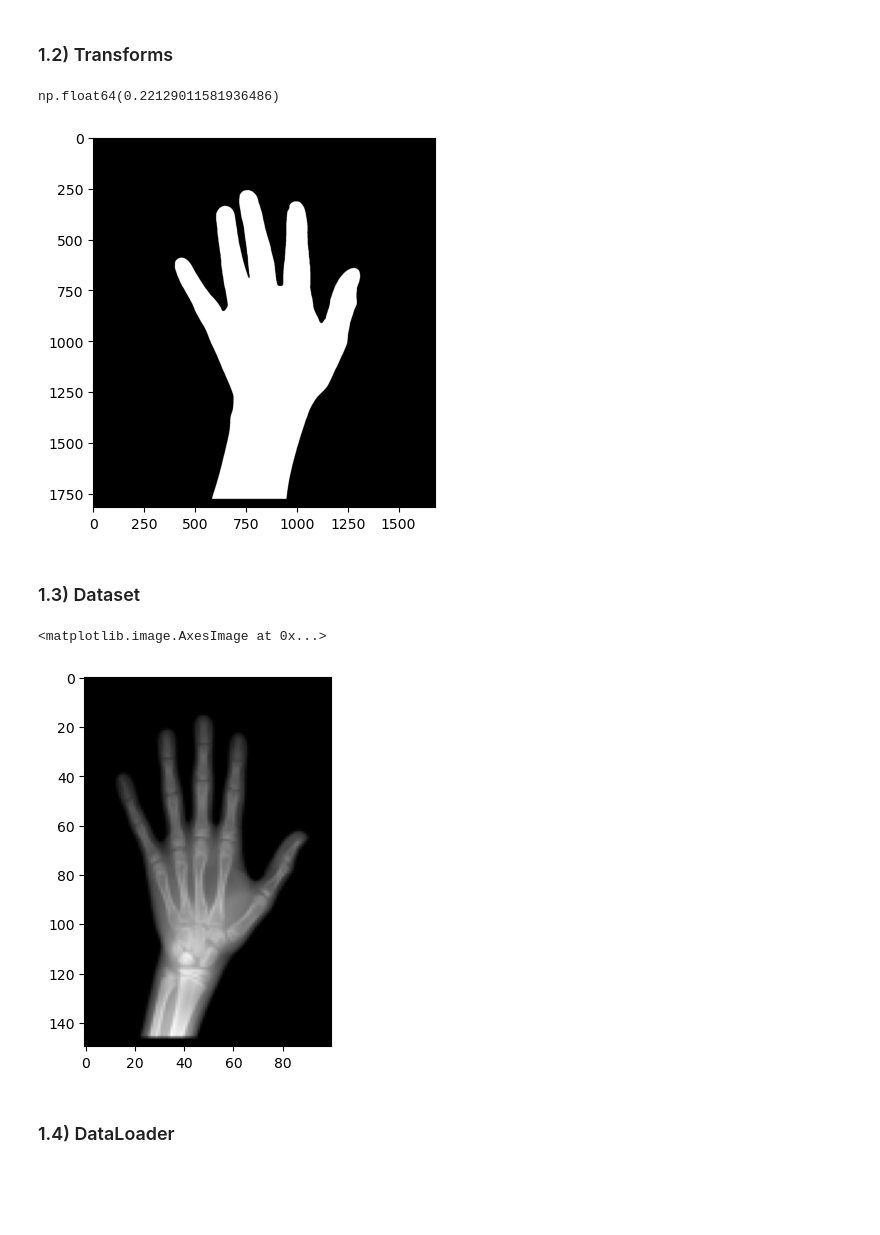
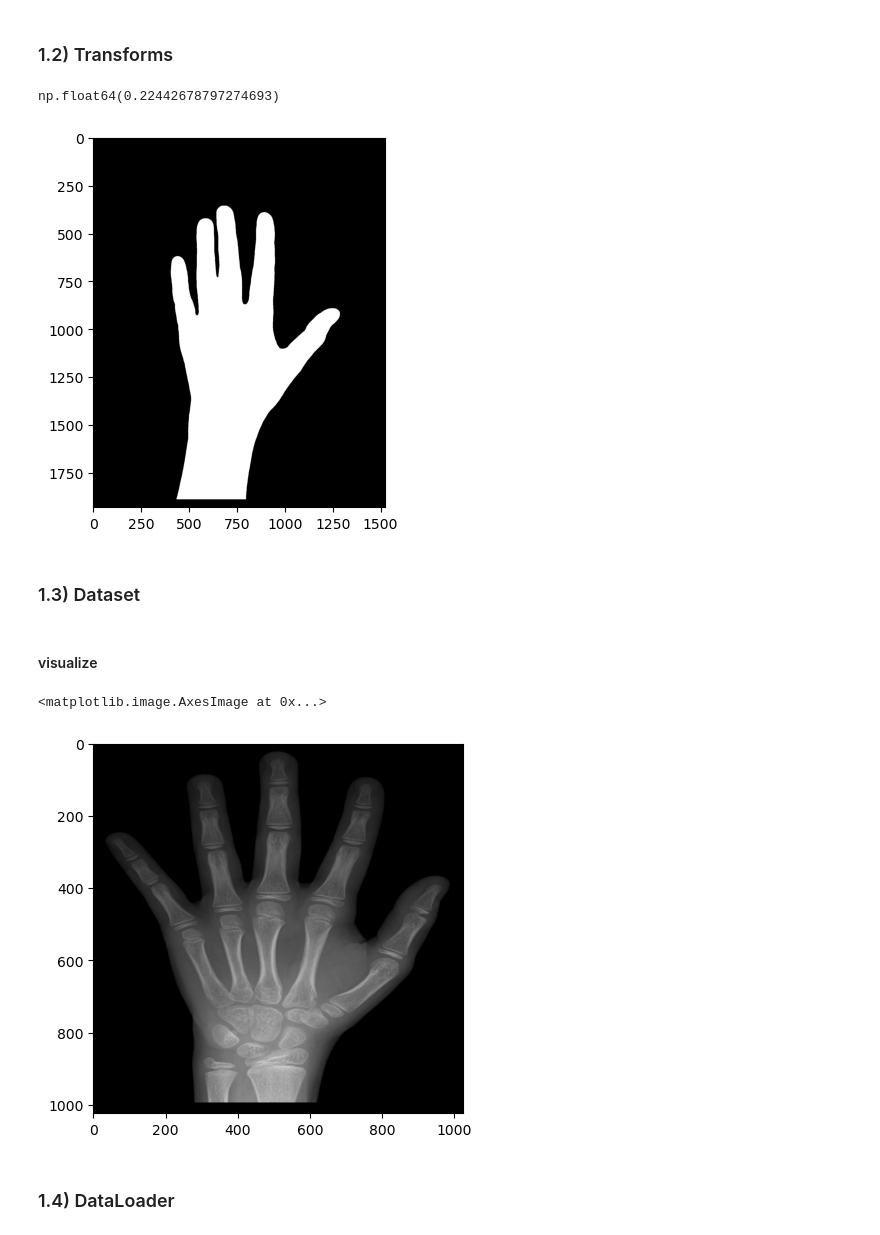
Before and after one commit to Eliaass/Bone-age-prediction-model, a Jupyter notebook: tests-sara/main.ipynb, the cells around one changed output. Saved outputs shown, nothing was run; the diff lists cells and outputs as text; code cells hidden in the pictures; blank space fills up the shorter version.

```diff
--- a/tests-sara/main.ipynb
+++ b/tests-sara/main.ipynb
@@ -64,14 +67,16 @@ transforms = get_transforms(target_image_size)
 # %%
-img  = np.asarray(Image.open(val_df["mask_path"].iloc[25]))
+img  = np.asarray(Image.open(val_df["mask_path"].iloc[0]))
 plt.imshow(img, cmap='gray')
 w = np.count_nonzero(img)
 t = img.shape[0] * img.shape[1]
 w / t
 # %% [output]
-np.float64(0.22129011581936486)
+np.float64(0.22442678797274693)
-[figure, old version]
+[figure, new version]
 # %% [markdown]
 ### 1.3) Dataset
 # %%
 train_dataset = BAA_Dataset(train_df, transforms, apply_segmentation = apply_segmentation)
 val_dataset = BAA_Dataset(val_df, transforms, apply_segmentation)
+# %% [markdown]
+#### visualize
@@ -78,10 +92,13 @@ val_dataset = BAA_Dataset(val_df, transforms, apply_segmentation)
 # %%
-img, _, _ = val_dataset.__getitem__(0)
+img, _, _ = val_dataset.__getitem__(4)
 img = img.squeeze(0).cpu()
-plt.imshow(img, cmap='gray')
+img = denormalize(img)
+# if 3 color channels:
+img = img.permute(1,2,0)
+plt.imshow(img)
 # %% [output]
 <matplotlib.image.AxesImage at 0x...>
-[figure, old version]
+[figure, new version]
 # %% [markdown]
 ### 1.4) DataLoader
 # %%
```
Also changed, not shown: parts of 31 cells of this notebook, 12 other files.
